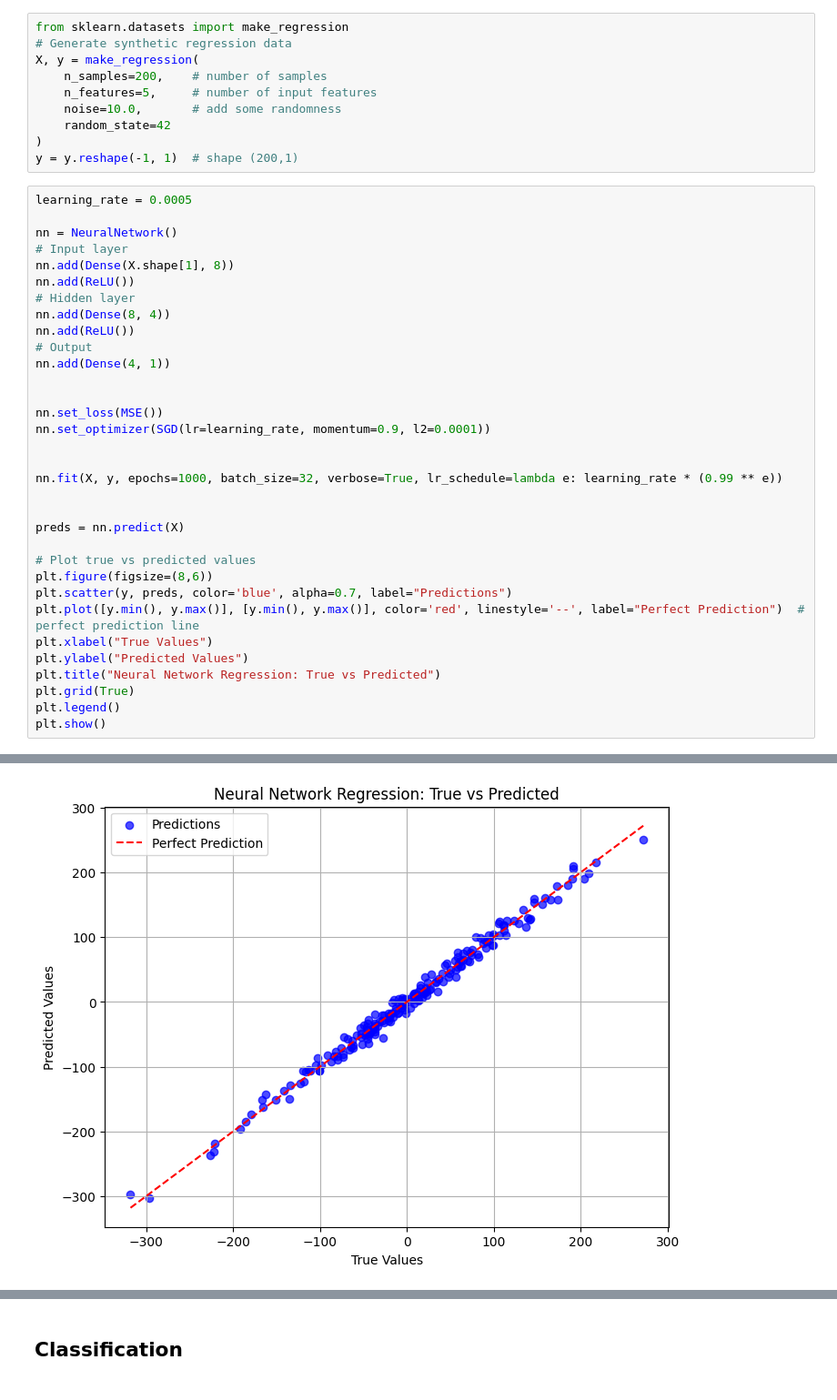
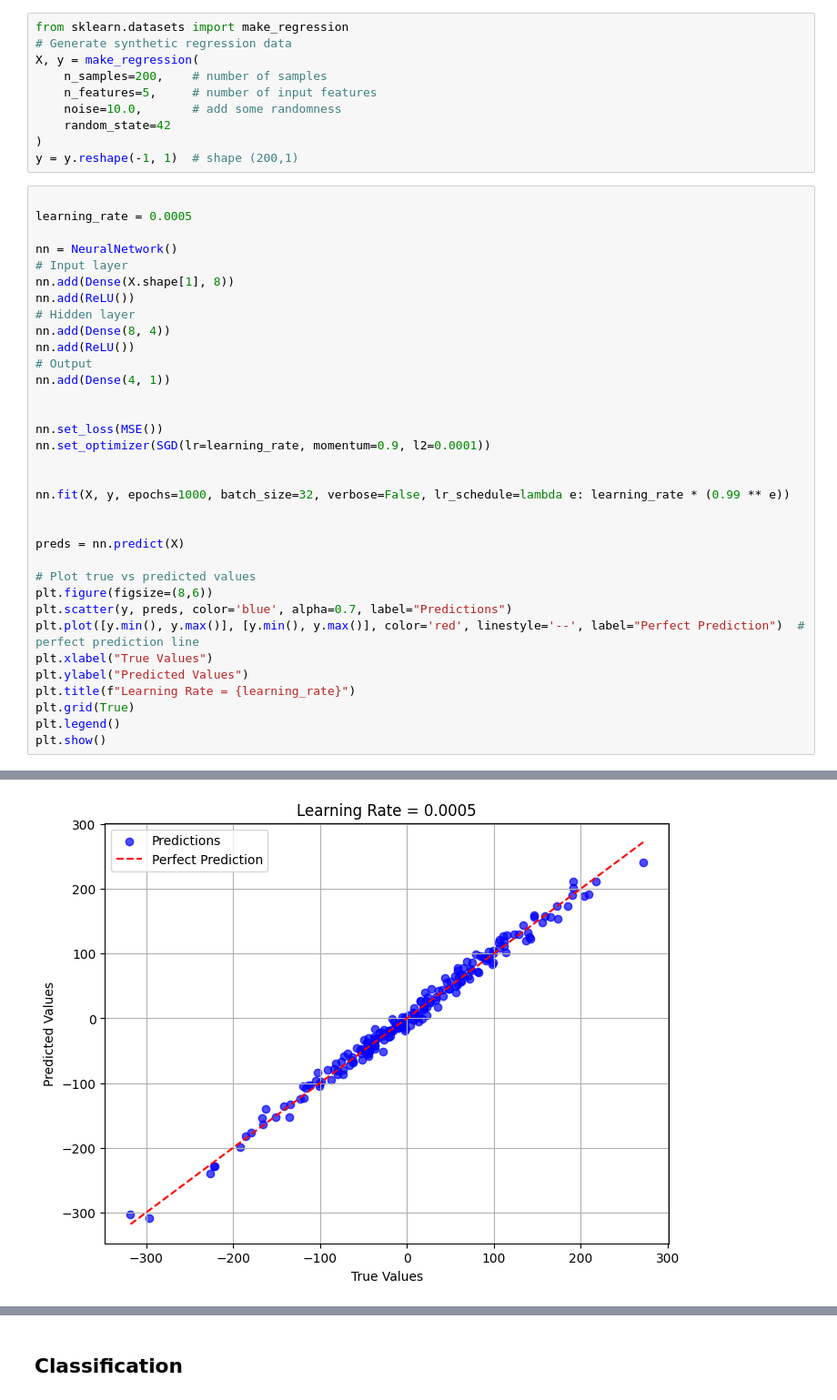
Before and after one commit to KirSobolev/Deep-Learning, a Jupyter notebook: ex_X/nn_with_numpy.ipynb, the cells around one changed output, grey strips where cells are left out. Shown at 91% size. Drawn from its saved outputs; the diff is of its cells as text.

```diff
--- a/ex_X/nn_with_numpy.ipynb
+++ b/ex_X/nn_with_numpy.ipynb
@@ -479,6 +479,7 @@ X, y = make_regression(
 )
 y = y.reshape(-1, 1)  # shape (200,1)
 # %%
+
 learning_rate = 0.0005
 
 nn = NeuralNetwork()
@@ -496,7 +497,7 @@ nn.set_loss(MSE())
 nn.set_optimizer(SGD(lr=learning_rate, momentum=0.9, l2=0.0001))
 
 
-nn.fit(X, y, epochs=1000, batch_size=32, verbose=True, lr_schedule=lambda e: learning_rate * (0.99 ** e))
+nn.fit(X, y, epochs=1000, batch_size=32, verbose=False, lr_schedule=lambda e: learning_rate * (0.99 ** e))
 
 
 preds = nn.predict(X)
@@ -507,7 +508,7 @@ plt.scatter(y, preds, color='blue', alpha=0.7, label="Predictions")
 plt.plot([y.min(), y.max()], [y.min(), y.max()], color='red', linestyle='--', label="Perfect Prediction")  # perfect prediction line
 plt.xlabel("True Values")
 plt.ylabel("Predicted Values")
-plt.title("Neural Network Regression: True vs Predicted")
+plt.title(f"Learning Rate = {learning_rate}")
 plt.grid(True)
 plt.legend()
 plt.show()
@@ -532,4 +516,4 @@ Epoch 1000/1000 - loss: 45.009649 - lr: 0.000000
-[figure, old version]
+[figure, new version]
 # %%
 nn.plot_learning_rate_and_loss()
 # %% [output]
```
Also changed, not shown: parts of 7 cells of this notebook.
